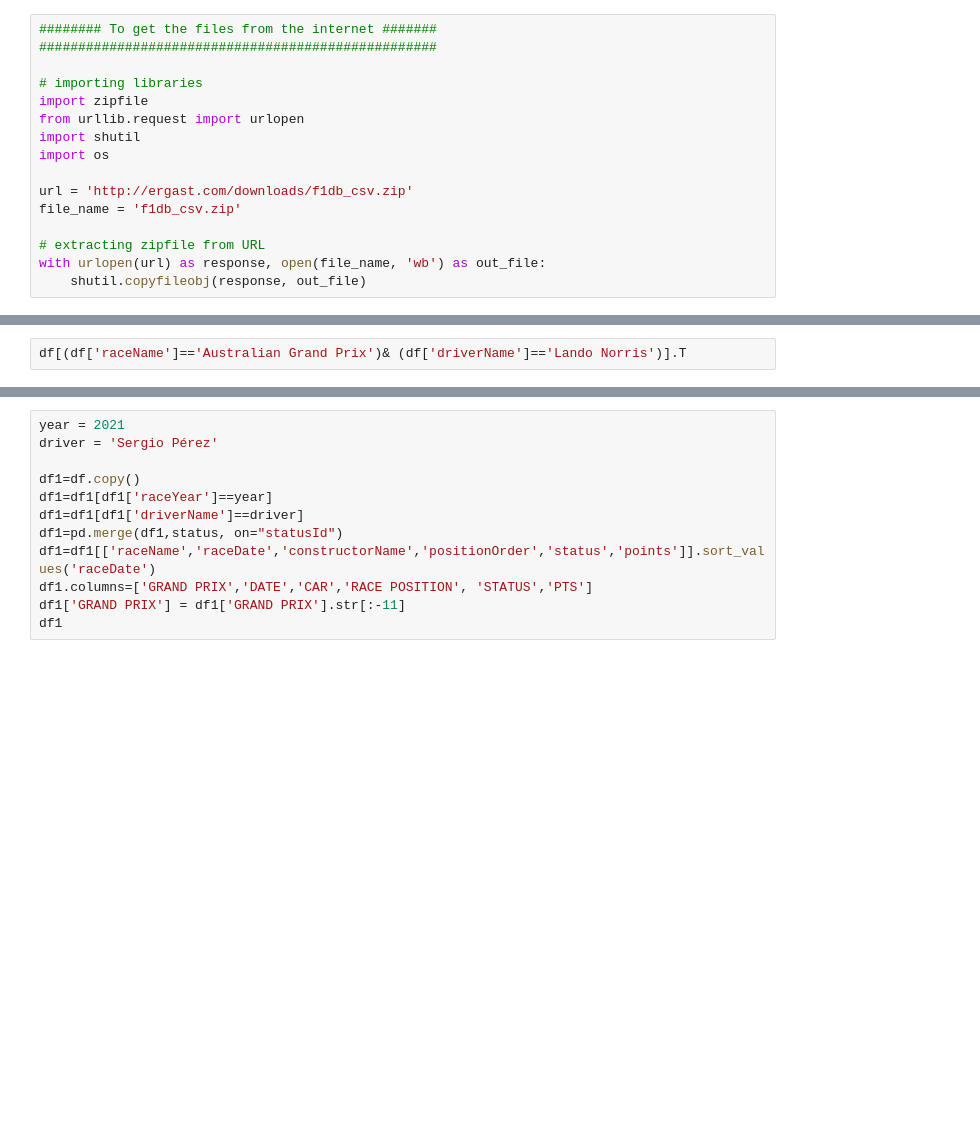
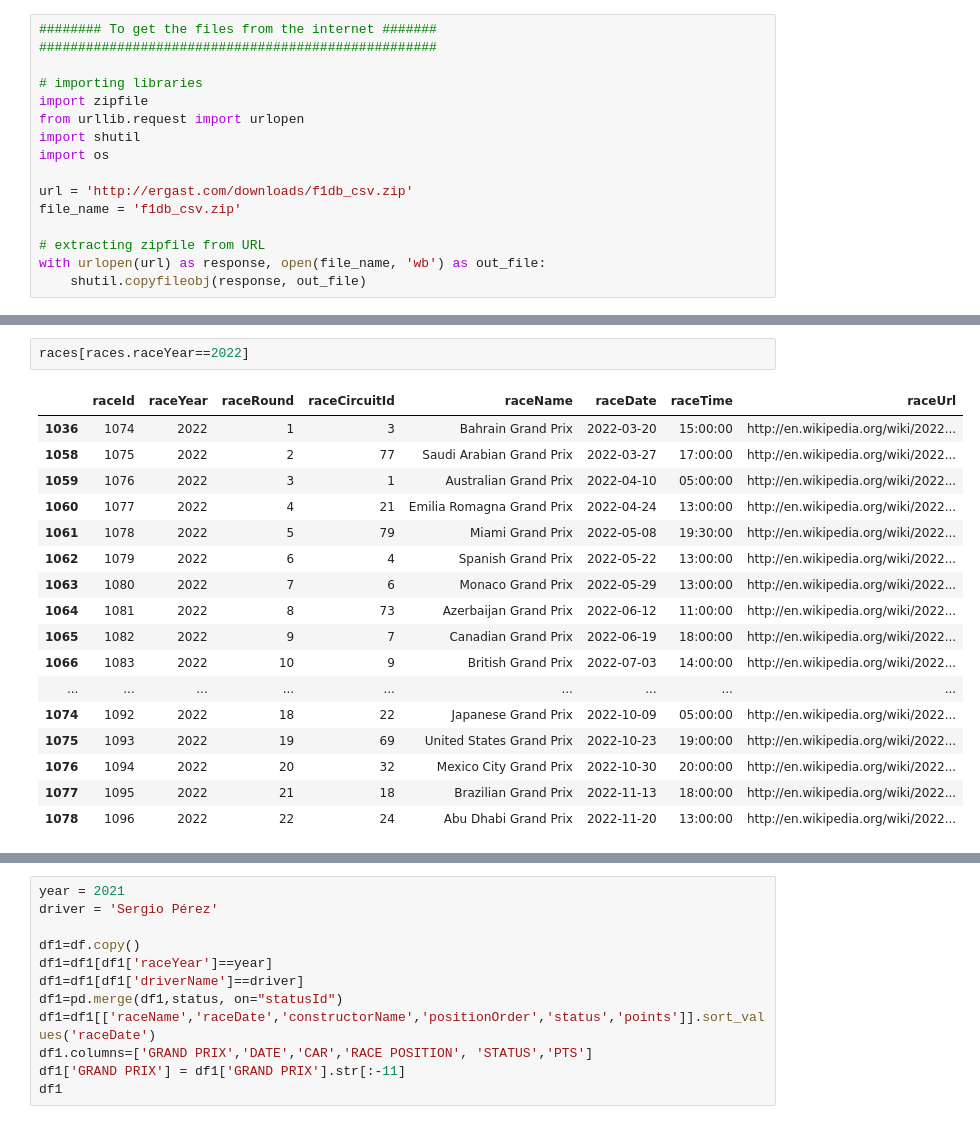
Before and after one commit to MiguelG26/Public_Projects, a Jupyter notebook: db-Formula1 app/app1_J.ipynb, the cells around one changed output, grey strips where cells are left out. Saved outputs shown, nothing was run; the diff lists cells and outputs as text; blank space fills up the shorter version.

```diff
--- a/db-Formula1 app/app1_J.ipynb
+++ b/db-Formula1 app/app1_J.ipynb
@@ -136,2 +178,20 @@ df[df['raceDate']==lastrace].sort_values('positionOrder')
-# %%
-df[(df['raceName']=='Australian Grand Prix')& (df['driverName']=='Lando Norris')].T
+# %%
+races[races.raceYear==2022]
+# %% [output]
+|  | raceId | raceYear | raceRound | raceCircuitId | raceName | raceDate | raceTime | raceUrl |
+| 1036 | 1074 | 2022 | 1 | 3 | Bahrain Grand Prix | 2022-03-20 | 15:00:00 | http://en.wikipedia.org/wiki/2022... |
+| 1058 | 1075 | 2022 | 2 | 77 | Saudi Arabian Grand Prix | 2022-03-27 | 17:00:00 | http://en.wikipedia.org/wiki/2022... |
+| 1059 | 1076 | 2022 | 3 | 1 | Australian Grand Prix | 2022-04-10 | 05:00:00 | http://en.wikipedia.org/wiki/2022... |
+| 1060 | 1077 | 2022 | 4 | 21 | Emilia Romagna Grand Prix | 2022-04-24 | 13:00:00 | http://en.wikipedia.org/wiki/2022... |
+| 1061 | 1078 | 2022 | 5 | 79 | Miami Grand Prix | 2022-05-08 | 19:30:00 | http://en.wikipedia.org/wiki/2022... |
+| 1062 | 1079 | 2022 | 6 | 4 | Spanish Grand Prix | 2022-05-22 | 13:00:00 | http://en.wikipedia.org/wiki/2022... |
+| 1063 | 1080 | 2022 | 7 | 6 | Monaco Grand Prix | 2022-05-29 | 13:00:00 | http://en.wikipedia.org/wiki/2022... |
+| 1064 | 1081 | 2022 | 8 | 73 | Azerbaijan Grand Prix | 2022-06-12 | 11:00:00 | http://en.wikipedia.org/wiki/2022... |
+| 1065 | 1082 | 2022 | 9 | 7 | Canadian Grand Prix | 2022-06-19 | 18:00:00 | http://en.wikipedia.org/wiki/2022... |
+| 1066 | 1083 | 2022 | 10 | 9 | British Grand Prix | 2022-07-03 | 14:00:00 | http://en.wikipedia.org/wiki/2022... |
+| ... | ... | ... | ... | ... | ... | ... | ... | ... |
+| 1074 | 1092 | 2022 | 18 | 22 | Japanese Grand Prix | 2022-10-09 | 05:00:00 | http://en.wikipedia.org/wiki/2022... |
+| 1075 | 1093 | 2022 | 19 | 69 | United States Grand Prix | 2022-10-23 | 19:00:00 | http://en.wikipedia.org/wiki/2022... |
+| 1076 | 1094 | 2022 | 20 | 32 | Mexico City Grand Prix | 2022-10-30 | 20:00:00 | http://en.wikipedia.org/wiki/2022... |
+| 1077 | 1095 | 2022 | 21 | 18 | Brazilian Grand Prix | 2022-11-13 | 18:00:00 | http://en.wikipedia.org/wiki/2022... |
+| 1078 | 1096 | 2022 | 22 | 24 | Abu Dhabi Grand Prix | 2022-11-20 | 13:00:00 | http://en.wikipedia.org/wiki/2022... |
```
Also changed, not shown: parts of 9 cells of this notebook, 13 other files.
